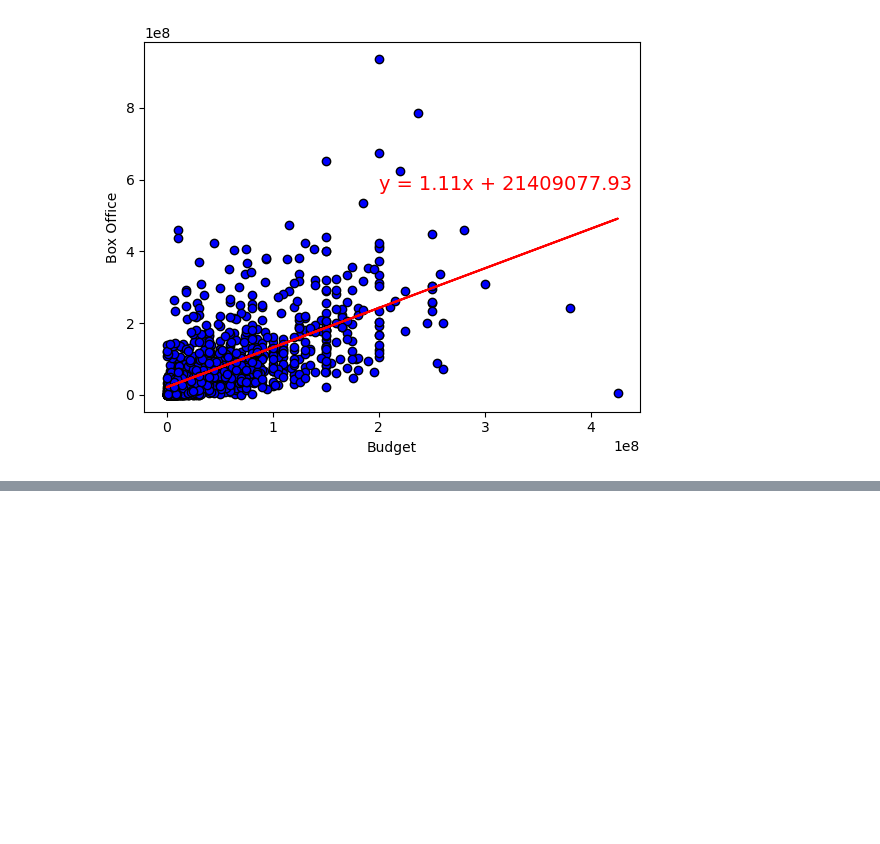
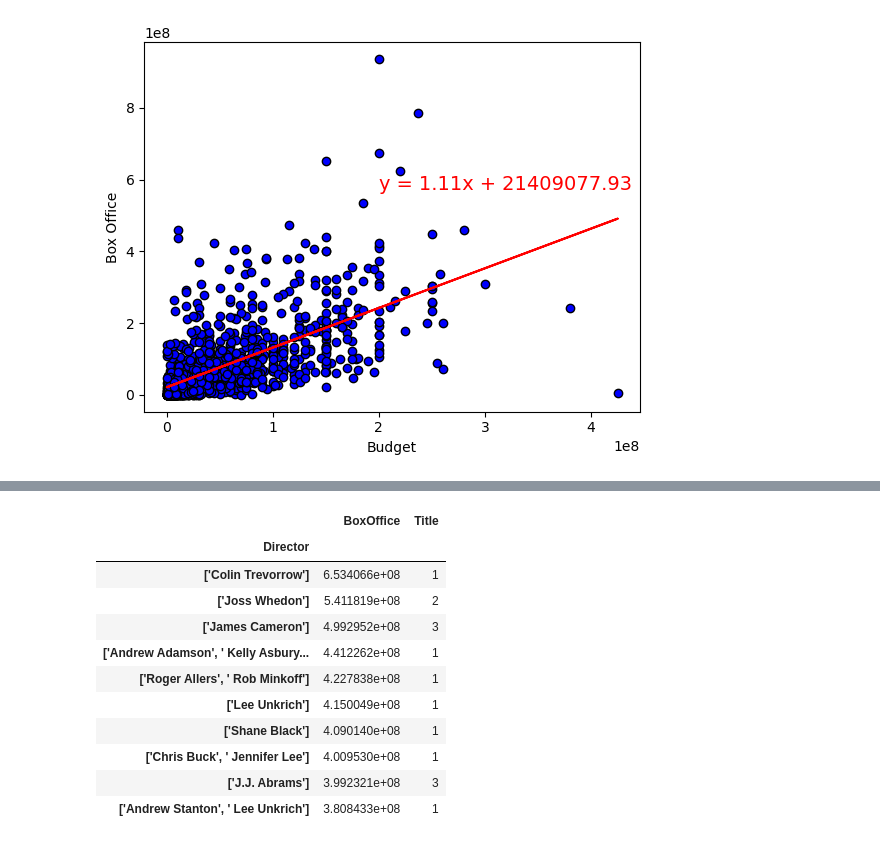
Before and after one commit to PurnimaPathak44/Project-1, a Jupyter notebook: Main Movie Folder/movie_main.ipynb, the cells around one changed output, grey strips where cells are left out. Drawn from its saved outputs; the diff is of its cells as text; code cells hidden in the pictures; blank space fills up the shorter version.

```diff
--- a/Main Movie Folder/movie_main.ipynb
+++ b/Main Movie Folder/movie_main.ipynb
@@ -41,0 +107,18 @@ The r-value is: 0.626487178900805
+# %%
+#calculating top 10 directors based on revenue
+High_Rev_directors = movie_data_df.groupby('Director').agg({'BoxOffice': 'mean', 'Title': 'count'})
+TopDirectors = High_Rev_directors.sort_values('BoxOffice', ascending=False)[:10]
+TopDirectors
+# %% [output]
+|  | BoxOffice | Title |
+| Director |  |  |
+| ['Colin Trevorrow'] | 6.534066e+08 | 1 |
+| ['Joss Whedon'] | 5.411819e+08 | 2 |
+| ['James Cameron'] | 4.992952e+08 | 3 |
+| ['Andrew Adamson', ' Kelly Asbury... | 4.412262e+08 | 1 |
+| ['Roger Allers', ' Rob Minkoff'] | 4.227838e+08 | 1 |
+| ['Lee Unkrich'] | 4.150049e+08 | 1 |
+| ['Shane Black'] | 4.090140e+08 | 1 |
+| ['Chris Buck', ' Jennifer Lee'] | 4.009530e+08 | 1 |
+| ['J.J. Abrams'] | 3.992321e+08 | 3 |
+| ['Andrew Stanton', ' Lee Unkrich'] | 3.808433e+08 | 1 |
```
Also changed, not shown: parts of 6 cells of this notebook.
